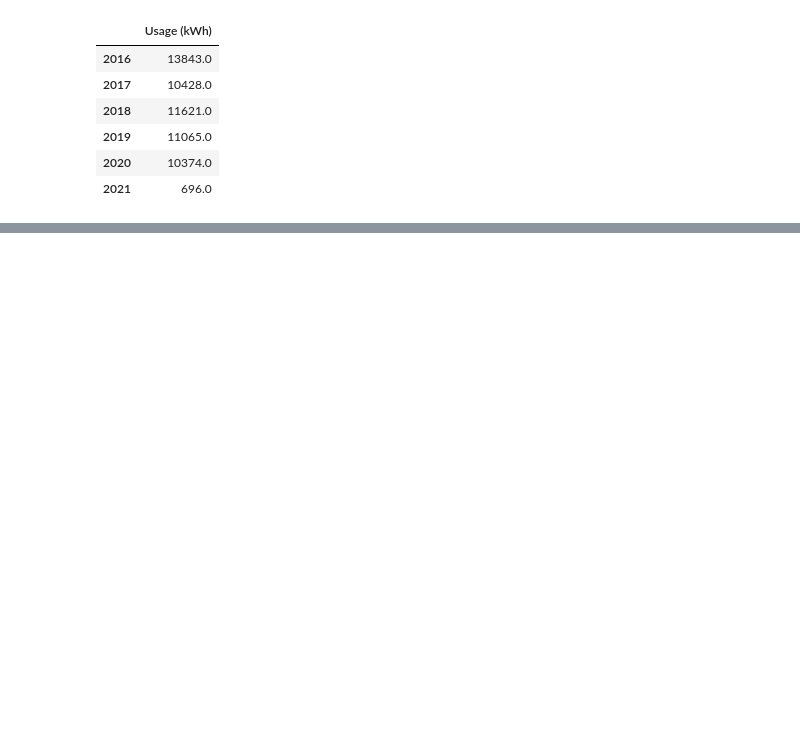
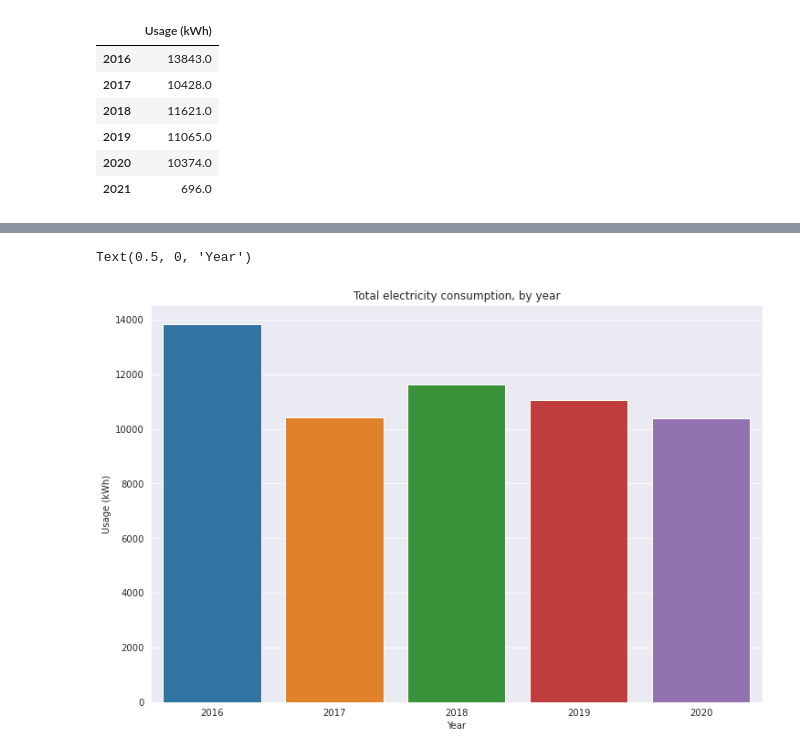
Before and after one commit to jelaiw/household-energy-analysis, a Jupyter notebook: electric.ipynb, the cells around one changed output, grey strips where cells are left out. Saved outputs shown, nothing was run; the diff lists cells and outputs as text; code cells hidden in the pictures; blank space fills up the shorter version.

Commit message:
Add total electricity consumption by year plot.
Update markdown and code comments to improve readability.

```diff
--- a/electric.ipynb
+++ b/electric.ipynb
@@ -71,3 +79,7 @@ total_usage
 | 2019 | 11065.0 |
 | 2020 | 10374.0 |
 | 2021 | 696.0 |
+# %%
+# Let's ignore year 2021 for now, as we just got started.
+total_usage.info()
+total_usage = pd.DataFrame(total_usage, index=[2016, 2017, 2018, 2019, 2020])
@@ -73,0 +95,9 @@ total_usage
+# %%
+plt.figure(figsize=(12,8))
+plt.title("Total electricity consumption, by year")
+
+sns.barplot(x=total_usage.index, y=total_usage[cols[1]])
+plt.xlabel("Year")
+# %% [output]
+Text(0.5, 0, 'Year')
+[figure, added]
```
Also changed, not shown: parts of 7 cells of this notebook.
